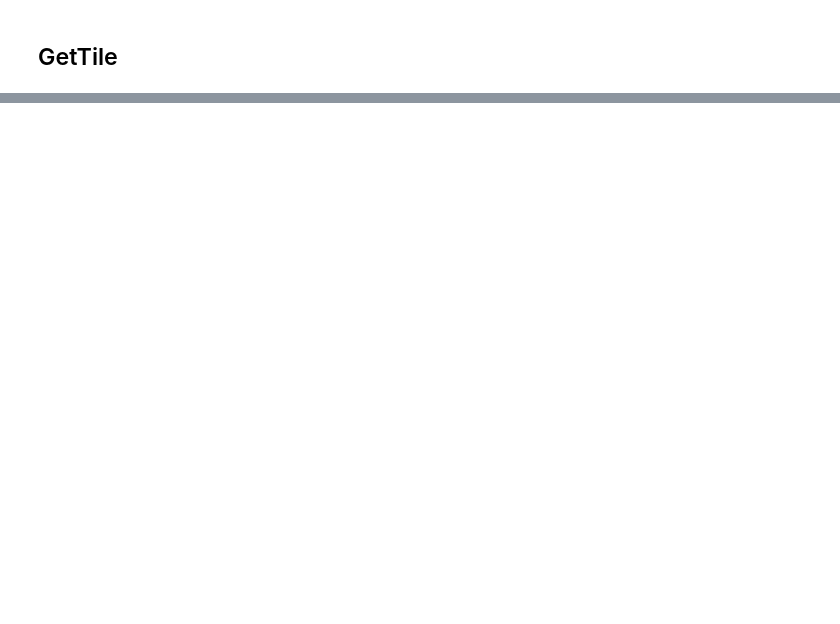
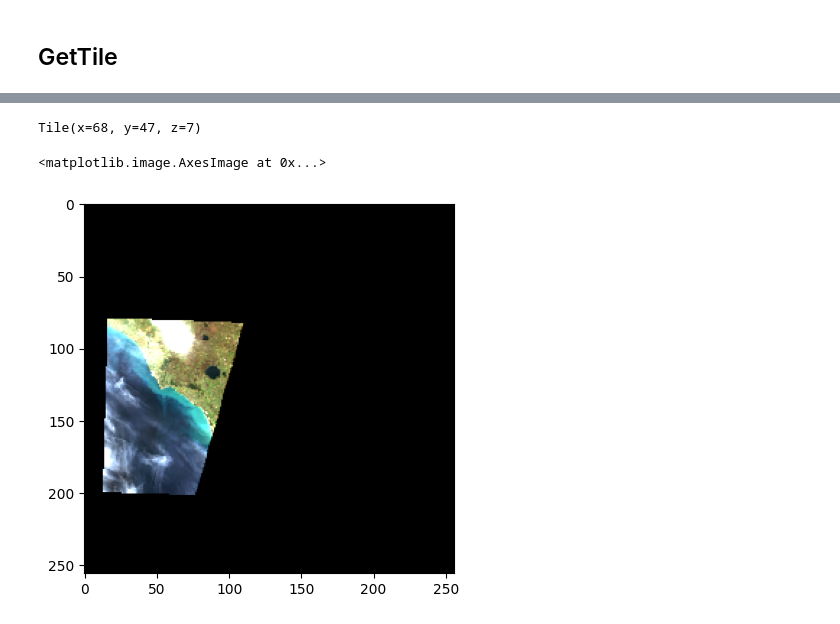
Before and after one commit to EOPF-Explorer/titiler-eopf, a Jupyter notebook: notebooks/eopf-reader.ipynb, the cells around one changed output, grey strips where cells are left out. Saved outputs shown, nothing was run; the diff lists cells and outputs as text; code cells hidden in the pictures; blank space fills up the shorter version.

```diff
--- a/notebooks/eopf-reader.ipynb
+++ b/notebooks/eopf-reader.ipynb
@@ -58,17 +90,21 @@ imshow(img.data_as_image())
 # %%
 with GeoZarrReader(src_path) as geozarr:
     tile = geozarr.tms.tile(center_lon, center_lat, minzoom)
     print(tile)
     img = geozarr.tile(
         *tile,
         variables=[
-            "/measurements/reflectance/r10m:b04",
-            "/measurements/reflectance/r10m:b03",
-            "/measurements/reflectance/r10m:b02",
+            "/measurements/reflectance:b04",
+            "/measurements/reflectance:b03",
+            "/measurements/reflectance:b02",
         ],
     )
     img.rescale(((0, 0.1),))
 imshow(img.data_as_image())
+# %% [output]
+Tile(x=68, y=47, z=7)
+<matplotlib.image.AxesImage at 0x...>
+[figure, added]
 # %%
 with GeoZarrReader(src_path) as geozarr:
     tile = geozarr.tms.tile(center_lon, center_lat, maxzoom)
```
Also changed, not shown: parts of 7 cells of this notebook, 3 other files.
